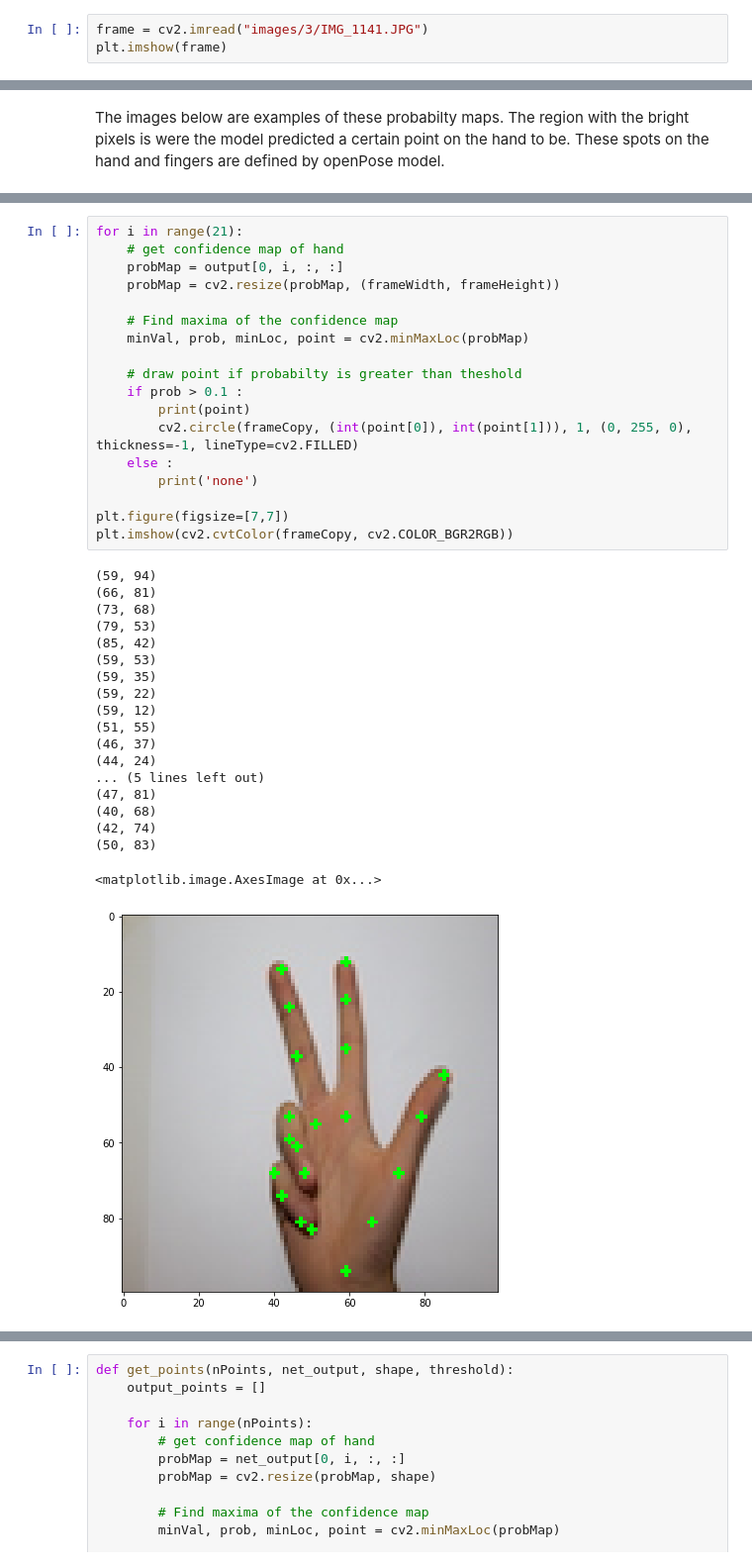
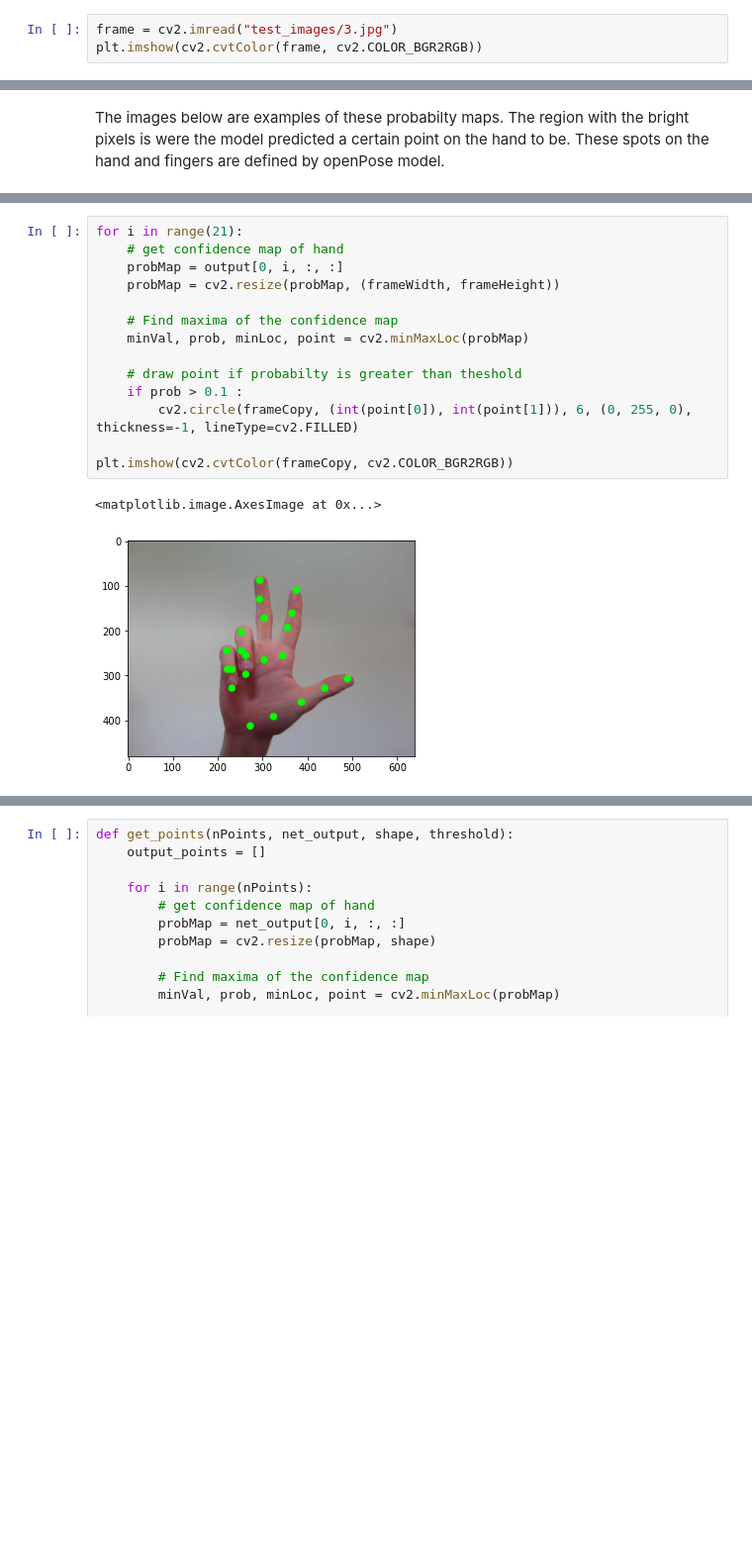
Before and after one commit to dirkzon/gesture-recognition, a Jupyter notebook: Gesture recognition.ipynb, the cells around one changed output, grey strips where cells are left out. Shown at 99% size. Cells and saved outputs as stored; diff of their text form; blank space fills up the shorter version.

```diff
--- a/Gesture recognition.ipynb
+++ b/Gesture recognition.ipynb
@@ -29,5 +40,5 @@ The image below is an example.
 # %%
-frame = cv2.imread("images/3/IMG_1141.JPG")
-plt.imshow(frame)
+frame = cv2.imread("test_images/3.jpg")
+plt.imshow(cv2.cvtColor(frame, cv2.COLOR_BGR2RGB))
 # %% [output]
 <matplotlib.image.AxesImage at 0x...>
@@ -81,38 +98,17 @@ In model returns a total of 21 probability maps. We can now iterate through thes
 # %%
 for i in range(21):
     # get confidence map of hand
     probMap = output[0, i, :, :]
     probMap = cv2.resize(probMap, (frameWidth, frameHeight))
 
     # Find maxima of the confidence map
     minVal, prob, minLoc, point = cv2.minMaxLoc(probMap)
 
     # draw point if probabilty is greater than theshold
     if prob > 0.1 :
-        print(point)
-        cv2.circle(frameCopy, (int(point[0]), int(point[1])), 1, (0, 255, 0), thickness=-1, lineType=cv2.FILLED)
-    else :
-        print('none')
+        cv2.circle(frameCopy, (int(point[0]), int(point[1])), 6, (0, 255, 0), thickness=-1, lineType=cv2.FILLED)
 
-plt.figure(figsize=[7,7])
 plt.imshow(cv2.cvtColor(frameCopy, cv2.COLOR_BGR2RGB))
 # %% [output]
-(59, 94)
-(66, 81)
-(73, 68)
-(79, 53)
-(85, 42)
-(59, 53)
-(59, 35)
-(59, 22)
-(59, 12)
-(51, 55)
-(46, 37)
-(44, 24)
-... (5 lines left out)
-(47, 81)
-(40, 68)
-(42, 74)
-(50, 83)
+<matplotlib.image.AxesImage at 0x...>
-<matplotlib.image.AxesImage at 0x...>
-[figure, old version]
+[figure, new version]
```
Also changed, not shown: parts of 40 cells of this notebook.
